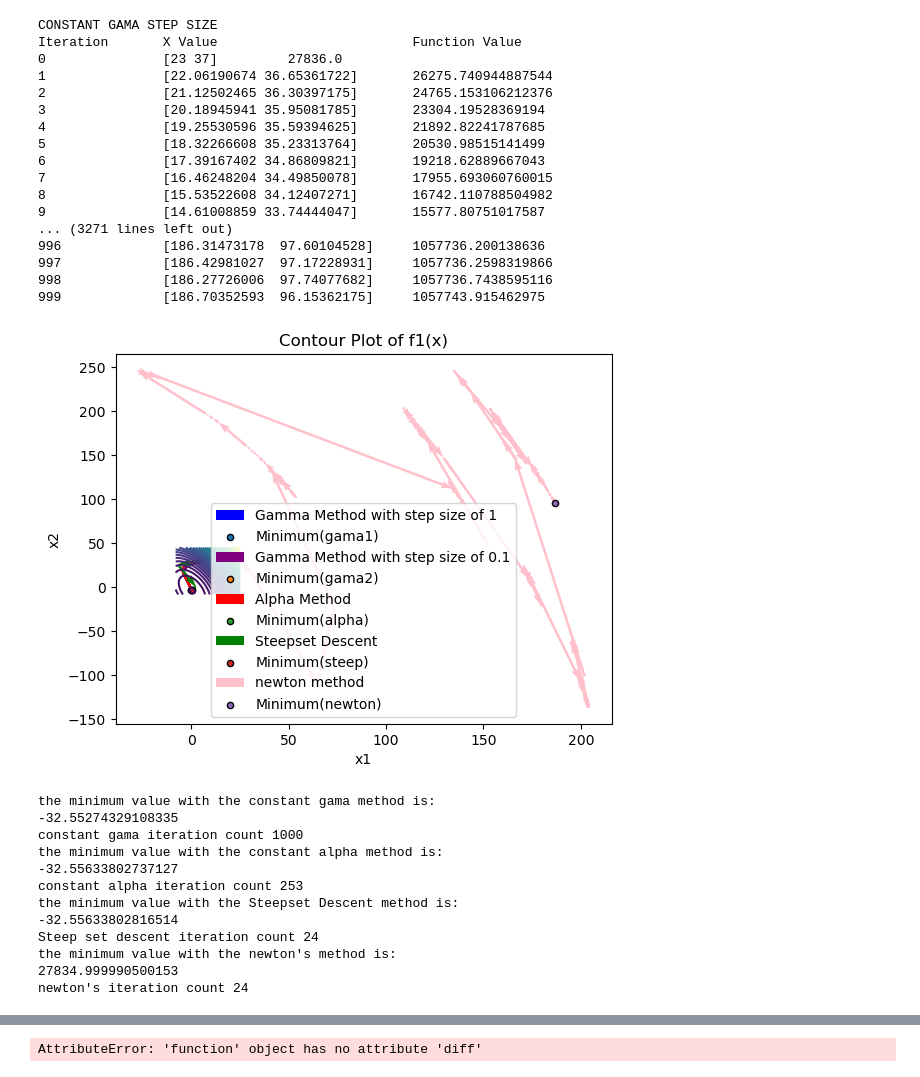
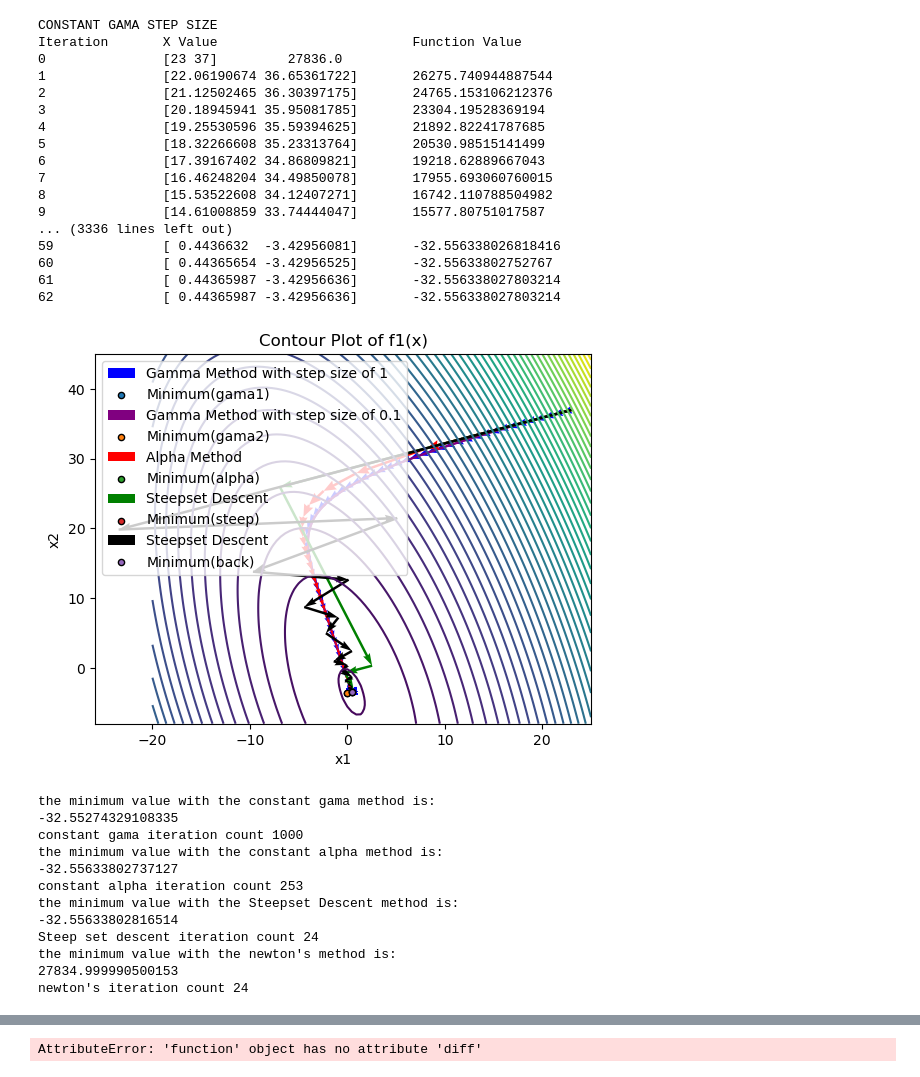
Before and after one commit to shayanmkpr/Convex_optimization_multifunctional, a Jupyter notebook: OPT.ipynb, the cells around one changed output, grey strips where cells are left out. Saved outputs shown, nothing was run; the diff lists cells and outputs as text; code cells hidden in the pictures.

```diff
--- a/OPT.ipynb
+++ b/OPT.ipynb
@@ -27,6 +27,9 @@ def f2(x):
 #initial parameters
 
 x0_2 = np.array([1, 2])
+
+def f3(x):
+
 
 
 def gradient(f, x, input_size):
@@ -176,7 +179,7 @@ def newton_method(f, x0, max_iter, tol):
     return x, val[:k+1], np.array(x_history)
 
 
-def back_track(f , x0,max_iter, tol, a, b, t):
+def back_track(f, x0, max_iter, tol, a, b, t):
     x = x0.reshape(-1, 1)
     input_size = len(x)
     val = np.zeros(max_iter)
@@ -187,20 +190,27 @@ def back_track(f , x0,max_iter, tol, a, b, t):
     print("Iteration\tX Value\t\t\t\tFunction Value")
     print(f"0\t\t{x.flatten()}\t\t{val[0]}")
 
+    t0 = t
+
     for k in range(1, max_iter):
-        # Using a constant step size (alpha)
         grad = gradient(f, x, input_size)
-        if(val[k] > val[k-1] - a*t* np.linalg.norm(grad)):
-            step = t
-            x = x - step * gradient(f, x, input_size)
-            val[k] = f(x)
+
+        # Backtracking line search
+        step = t0
+        while f(x - step * grad) > f(x) - a * step * np.linalg.norm(grad)**2:
+            step = b * step
+
+        # Update x
+        x = x - step * grad
+        val[k] = f(x)
+        t = t0
 
         x_history.append(x.flatten())
 
         print(f"{k}\t\t{x.flatten()}\t{val[k]}")
 
         # Check for convergence
-        if np.linalg.norm(gradient(f, x, input_size)) < tol:
+        if np.linalg.norm(step * grad) < tol:
             break
 
     return x, val[:k+1], np.array(x_history)
@@ -223,7 +233,7 @@ def plot_contour(Q, q, p, x_vals, y_vals, levels=None):
 
 
 # Define range for contour plot
-x_v = np.linspace(-8, 25, 100)
+x_v = np.linspace(-20, 25, 100)
 y_v = np.linspace(-8, 45, 100)
 gama1=1
 gama2 = 0.1
@@ -255,10 +265,14 @@ plt.quiver(x_history_f1_steep[:-1, 0], x_history_f1_steep[:-1, 1], x_history_f1_
 plt.scatter(minimizer_f1_steep[0], minimizer_f1_steep[1], s=20, label='Minimum(steep)', edgecolors='black')
 
 minimizer_f1_new, values_f1_new, x_history_f1_new = newton_method(f1, x0_1, 1000, 1e-10)
-plt.quiver(x_history_f1_new[:-1, 0], x_history_f1_new[:-1, 1], x_history_f1_new[1:, 0] - x_history_f1_new[:-1, 0], x_history_f1_new[1:, 1] - x_history_f1_new[:-1, 1],
-           scale_units='xy', angles='xy', scale=1, color='pink', width=0.005, headwidth=3, label='newton method')
-plt.scatter(minimizer_f1_new[0], minimizer_f1_new[1], s=20, label='Minimum(newton)', edgecolors='black')
+# plt.quiver(x_history_f1_new[:-1, 0], x_history_f1_new[:-1, 1], x_history_f1_new[1:, 0] - x_history_f1_new[:-1, 0], x_history_f1_new[1:, 1] - x_history_f1_new[:-1, 1],
+#            scale_units='xy', angles='xy', scale=1, color='pink', width=0.005, headwidth=3, label='newton method')
+# plt.scatter(minimizer_f1_new[0], minimizer_f1_new[1], s=20, label='Minimum(newton)', edgecolors='black')
 
+minimizer_f1_back, values_f1_back, x_history_f1_back = back_track(f1, x0_1, 1000, 1e-10, 0.2 , 0.5 , 1)
+plt.quiver(x_history_f1_back[:-1, 0], x_history_f1_back[:-1, 1], x_history_f1_back[1:, 0] - x_history_f1_back[:-1, 0], x_history_f1_back[1:, 1] - x_history_f1_back[:-1, 1],
+           scale_units='xy', angles='xy', scale=1, color='black', width=0.005, headwidth=3, label='Steepset Descent')
+plt.scatter(minimizer_f1_back[0], minimizer_f1_back[1], s=20, label='Minimum(back)', edgecolors='black')
 
 
 plt.legend()
@@ -266,39 +280,39 @@ plt.legend()
 plt.show()
 
 print("the minimum value with the constant gama method is:")
 print(np.min(values_f1_gama))
 print("constant gama iteration count" , len(x_history_f1_gama))
 
 print("the minimum value with the constant alpha method is:")
 print(np.min(values_f1_alpha))
 print("constant alpha iteration count" , len(x_history_f1_alpha))
 
 print("the minimum value with the Steepset Descent method is:")
 print(np.min(values_f1_steep))
 print("Steep set descent iteration count"  , len(x_history_f1_steep))
 
 print("the minimum value with the newton's method is:")
 print(np.min(values_f1_new))
 print("newton's iteration count"  , len(x_history_f1_steep))
 # %% [output]
 CONSTANT GAMA STEP SIZE
 Iteration       X Value                         Function Value
 0               [23 37]         27836.0
 1               [22.06190674 36.65361722]       26275.740944887544
 2               [21.12502465 36.30397175]       24765.153106212376
 3               [20.18945941 35.95081785]       23304.19528369194
 4               [19.25530596 35.59394625]       21892.82241787685
 5               [18.32266608 35.23313764]       20530.98515141499
 6               [17.39167402 34.86809821]       19218.62889667043
 7               [16.46248204 34.49850078]       17955.693060760015
 8               [15.53522608 34.12407271]       16742.110788504982
 9               [14.61008859 33.74444047]       15577.80751017587
-... (3271 lines left out)
-996             [186.31473178  97.60104528]     1057736.200138636
-997             [186.42981027  97.17228931]     1057736.2598319866
-998             [186.27726006  97.74077682]     1057736.7438595116
-999             [186.70352593  96.15362175]     1057743.915462975
+... (3336 lines left out)
+59              [ 0.4436632  -3.42956081]       -32.556338026818416
+60              [ 0.44365654 -3.42956525]       -32.55633802752767
+61              [ 0.44365987 -3.42956636]       -32.556338027803214
+62              [ 0.44365987 -3.42956636]       -32.556338027803214
-[figure, old version]
+[figure, new version]
 the minimum value with the constant gama method is:
 -32.55274329108335
 constant gama iteration count 1000
```
Also changed, not shown: parts of 2 cells of this notebook.
